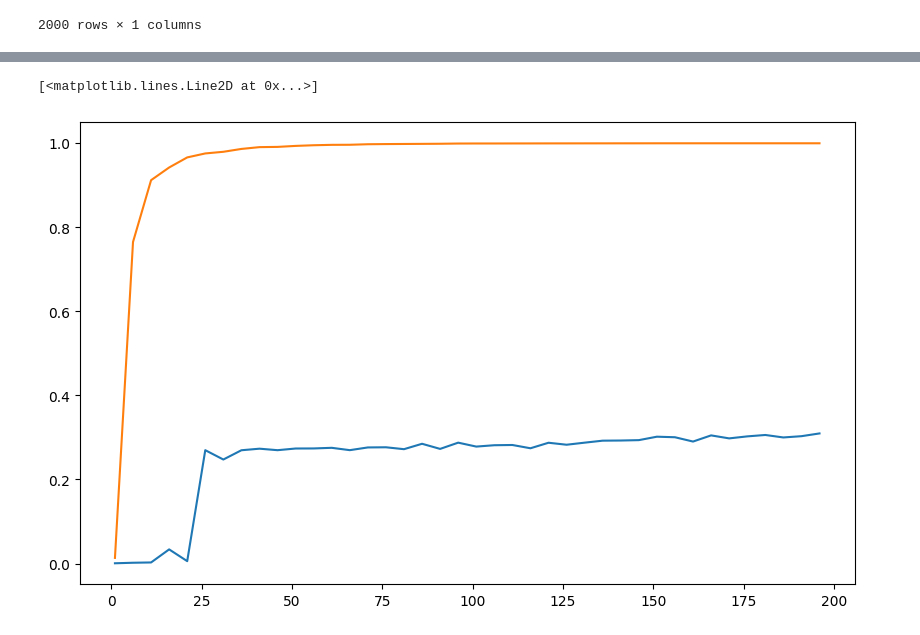
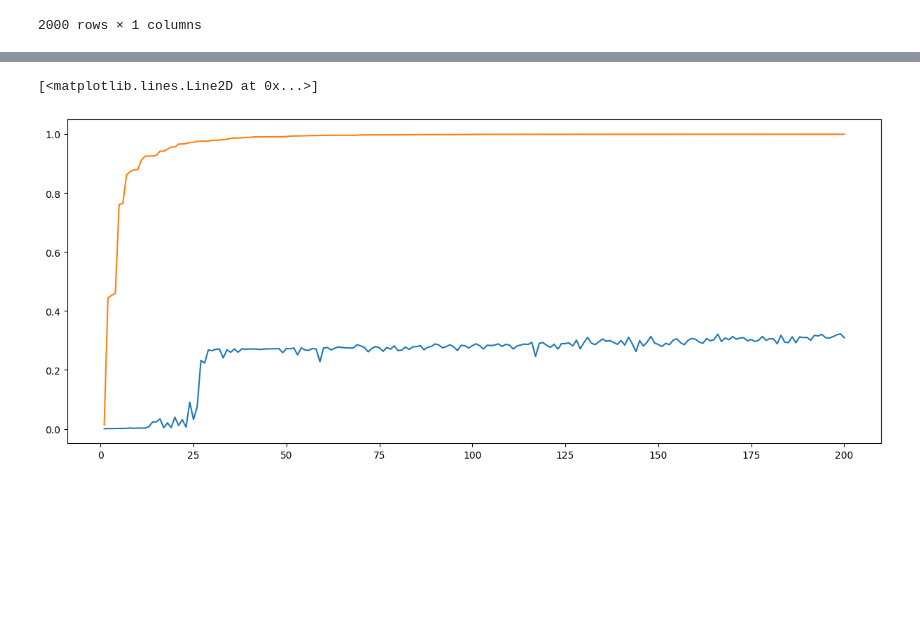
Before and after one commit to priyanka00200/PCA_Comparative_Study, a Jupyter notebook: Linear.ipynb, the cells around one changed output, grey strips where cells are left out. Cells and saved outputs as stored; diff of their text form; code cells hidden in the pictures; blank space fills up the shorter version.

Commit message:
Plots refined.

```diff
--- a/Linear.ipynb
+++ b/Linear.ipynb
@@ -120,7 +118,7 @@ Memory 14024704
 time_pca_list = []
 r2= []
 # %%
-for i in range(1, df.shape[1], 5):
+for i in range(1, df.shape[1]):
     pca = PCA(n_components=i)
     X_train_pca = pca.fit_transform(X_train)
     X_test_pca = pca.transform(X_test)
@@ -132,9 +130,9 @@ for i in range(1, df.shape[1], 5):
     r2.append(r2_score(y_test, Y_pred_pca))
     time_pca_list.append(time_pca)
 # %%
-plt.figure(figsize=(10,6))
-plt.plot([i for i in range(1,df.shape[1],5)], time_pca_list)
-plt.plot([i for i in range(1,df.shape[1],5)], r2)
+plt.figure(figsize=(15,6))
+plt.plot([i for i in range(1,df.shape[1])], time_pca_list)
+plt.plot([i for i in range(1,df.shape[1])], r2)
 # %% [output]
 [<matplotlib.lines.Line2D at 0x...>]
-[figure, old version]
+[figure, new version]
```
Also changed, not shown: parts of 2 cells of this notebook, 2 other files.
